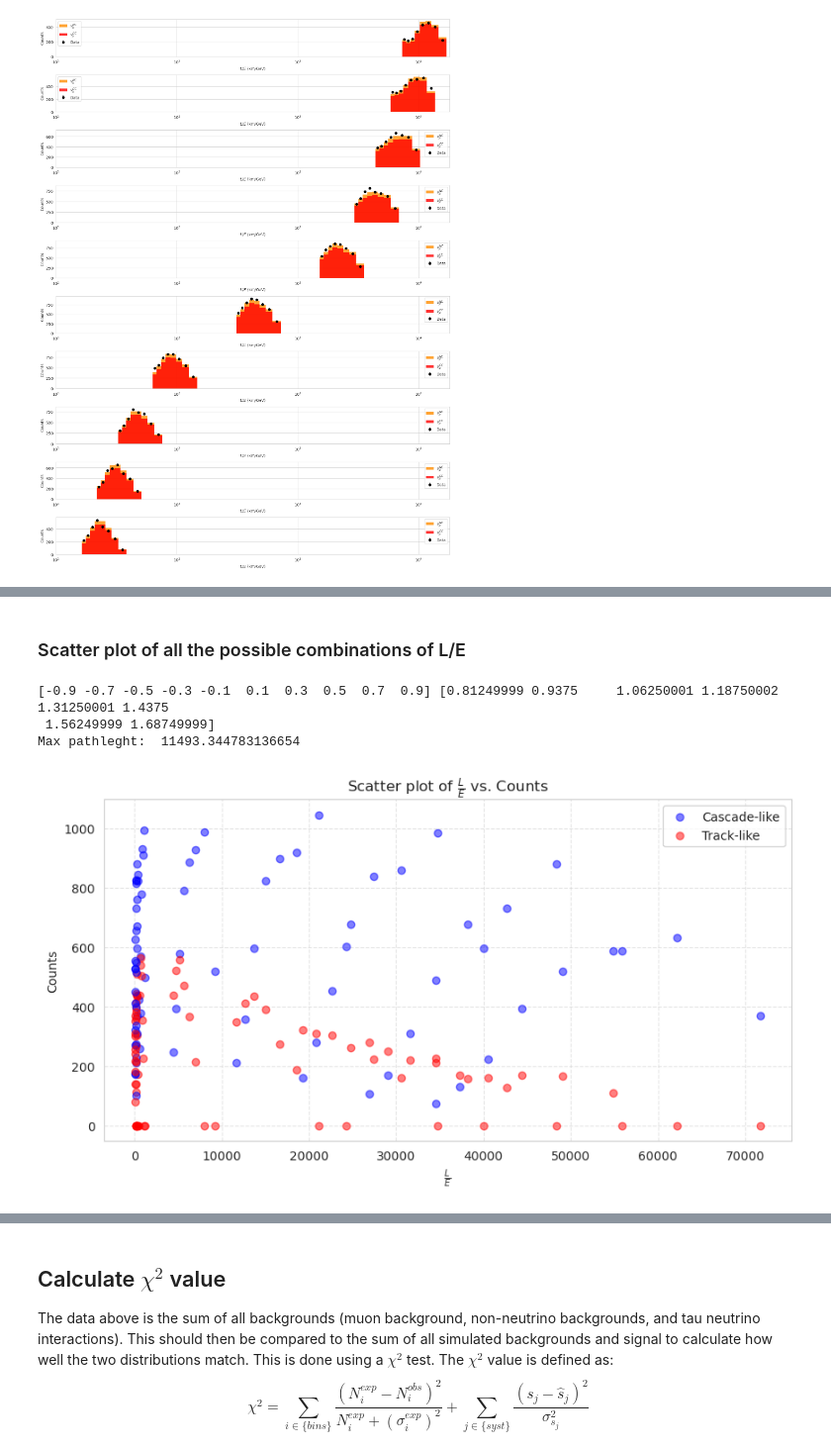
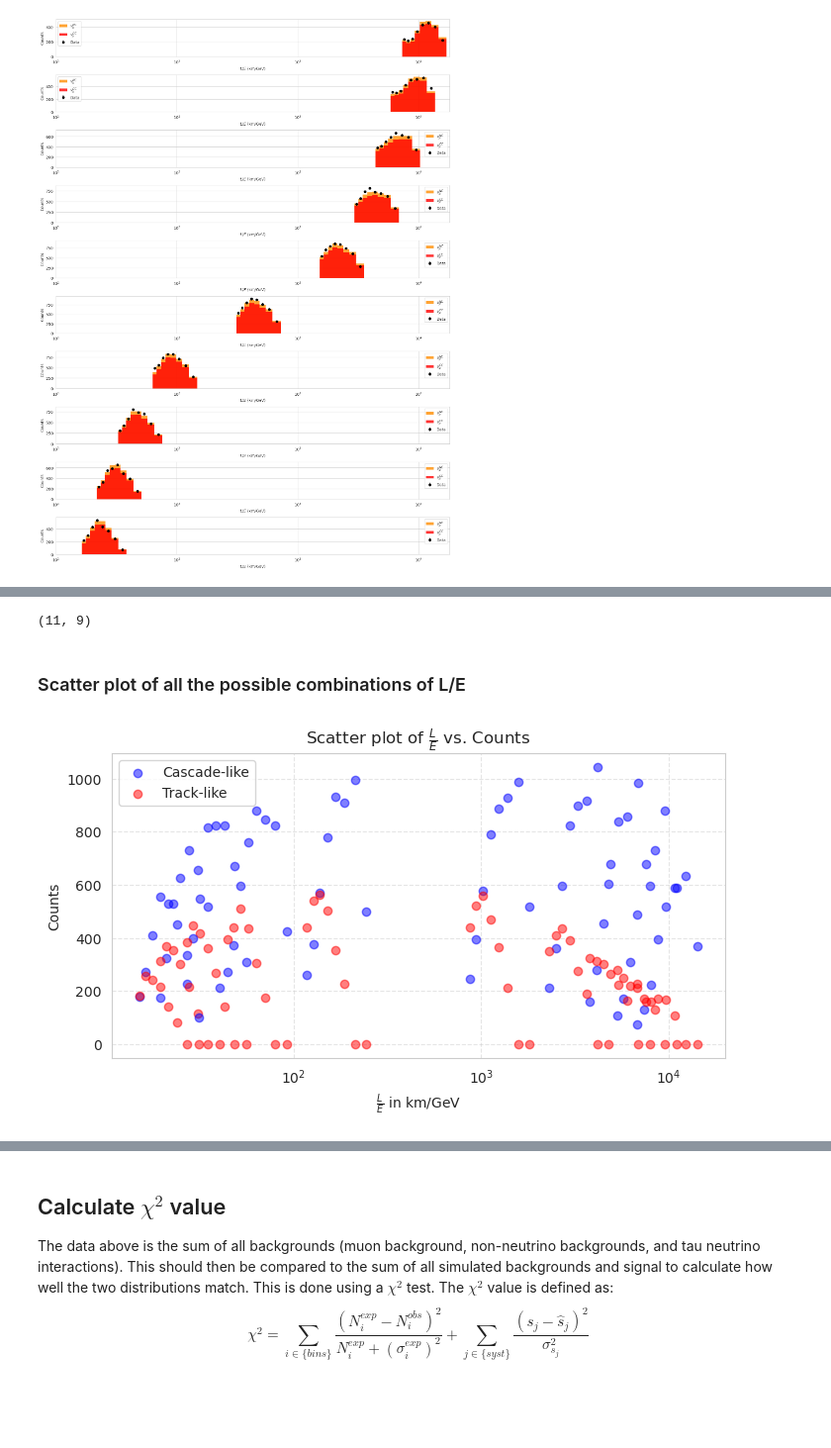
Before and after one commit to jn1707/LeggetGarg, a Jupyter notebook: analysis_a/reproduce.ipynb, the cells around one changed output, grey strips where cells are left out. Shown at 99% size. Cells and saved outputs as stored; diff of their text form; code cells hidden in the pictures; blank space fills up the shorter version.

```diff
--- a/analysis_a/reproduce.ipynb
+++ b/analysis_a/reproduce.ipynb
@@ -1115,6 +1279,8 @@ EARTH_DIAMETER_km = 12742.
 EARTH_RADIUS_km = EARTH_DIAMETER_km / 2.
 DEFAULT_ATMO_PROD_HEIGHT_km = 22. # Value used in nuSQuIDS
 DEFAULT_ATMO_DETECTOR_DEPTH_km = 1. # Value used in nuSQuIDS
+km_to_eV = 5.06773093741e9 # [km] -> [1/eV]
+GeV_to_eV = 1e9 # [GeV] -> [eV]
 
 def calc_path_length_from_coszen(cz, r=EARTH_RADIUS_km, h=DEFAULT_ATMO_PROD_HEIGHT_km, d=DEFAULT_ATMO_DETECTOR_DEPTH_km) :
     '''
@@ -1133,9 +1299,9 @@ def muon_survival_prob(L_km=None, E_GeV=None, L_km_over_E_GeV=None, best_fit=bes
     Prediction of muon survival probability
     '''
     if L_km_over_E_GeV is None:
-        return 1 - np.sin(2*np.deg2rad(best_fit["theta_23"]))**2 * np.sin(1.27*best_fit["delta_m32"] * L_km/E_GeV)**2
+        return 1 - np.sin(2*np.deg2rad(best_fit["theta_23"]))**2 * np.sin(1/4*km_to_eV/GeV_to_eV*best_fit["delta_m32"] * L_km/E_GeV)**2
     else:
-        return 1 - np.sin(2*np.deg2rad(best_fit["theta_23"]))**2 * np.sin(1.27*best_fit["delta_m32"] * L_km_over_E_GeV)**2
+        return 1 - np.sin(2*np.deg2rad(best_fit["theta_23"]))**2 * np.sin(1/4*km_to_eV/GeV_to_eV*best_fit["delta_m32"] * L_km_over_E_GeV)**2
 # %% [markdown]
 ## Theoretical signal
 # %%
@@ -1446,53 +1556,28 @@ fig.tight_layout()
-# %%
-# plot counts for all combinations of L/E bins
-fig, ax = plt.subplots(1,1, figsize=(5, 3))
-for i in range(mu_nc_hist.sum(axis=2).shape[0]):
-    for j in range(mu_nc_hist.sum(axis=2).shape[1]):
-        ax.stairs(mu_nc_hist.sum(axis=2)[i, j]+mu_cc_hist.sum(axis=2)[i, j], bins_en[i], fill=True, alpha=0.8, label="MC", color="darkorange")
-        ax.stairs(mu_cc_hist.sum(axis=2)[i, j], bins_en, fill=True, alpha=0.8, label="MC", color="red")
-ax.stairs(mu_nc_hist.sum(axis=2).flatten() + mu_cc_hist.sum(axis=2).sum(axis=0), bins_en, fill=True, alpha=0.8, label="MC", color="darkorange")
+# %%
+L_over_E.shape
+# %% [output]
+(11, 9)
 # %% [markdown]
 ### Scatter plot of all the possible combinations of L/E
 # %%
-# Defalt values
-EARTH_DIAMETER_km = 12742.
-EARTH_RADIUS_km = EARTH_DIAMETER_km / 2.
-DEFAULT_ATMO_PROD_HEIGHT_km = 22. # Value used in nuSQuIDS
-DEFAULT_ATMO_DETECTOR_DEPTH_km = 1. # Value used in nuSQuIDS
-
-def calc_path_length_from_coszen(cz, r=EARTH_RADIUS_km, h=DEFAULT_ATMO_PROD_HEIGHT_km, d=DEFAULT_ATMO_DETECTOR_DEPTH_km) :
-    '''
-    Get the path length (baseline) for an atmospheric neutrino,
-    given some cos(zenith angle).
-
-    cz = cos(zenith) in radians, to be converted to path length in km
-    r = Radius of Earth, in km
-    h = Production height in atmosphere, in km
-    d = Depth of detector (w.r.t. Earth's radius), in km
-    '''
-    return -r*cz +  np.sqrt( (r*cz)**2 - r**2 + (r+h+d)**2 )
-
 # calculate centers of bins
-km_to_GeV = 5.0677309374 # [km] -> [1/GeV]
 bins_cz_centers = (bins_cz[1:] + bins_cz[:-1]) / 2
 bins_en_centers = (bins_en[1:] + bins_en[:-1]) / 2
-print(bins_cz_centers, bins_en_centers)
-bins_pathlength_centers = calc_path_length_from_coszen(bins_cz_centers)*km_to_GeV
-print("Max pathleght: ", np.max(bins_pathlength_centers)/km_to_GeV)
+bins_pathlength_centers = calc_path_length_from_coszen(bins_cz_centers)
+
 # Scatter plot of all L/E values
-fig, ax = plt.subplots(figsize=(10, 5))
+fig, ax = plt.subplots(figsize=(8, 4))
 for i, L in enumerate(bins_pathlength_centers):
     for j, E in enumerate(bins_en_centers):
         ax.scatter(L/E, data_hist[i,j,0], color='blue', alpha=0.5, label='Cascade-like' if i==0 and j==0 else None)
         ax.scatter(L/E, data_hist[i,j,1], color='red', alpha=0.5, label='Track-like' if i==0 and j==0 else None)
+
 #ax.plot(np.linspace(0, 1e5, 1000), 1e3* (1 - np.sin(2*np.deg2rad(best_fit["theta_23"]))**2 * np.sin(best_fit["delta_m32"] * np.linspace(0, 1e5, 1000)/4)**2), color='grey', label='Survival prob') # sin²(m²L/4E)
-ax.set_xlabel(r"$\frac{L}{E}$")
+ax.set_xlabel(r"$\frac{L}{E}$ in km/GeV")
 ax.set_ylabel("Counts")
 ax.set_title("Scatter plot of $\\frac{L}{E}$ vs. Counts")
+ax.set_xscale('log')
 plt.legend()
 plt.grid(True, linestyle='--', alpha=0.5)
 # %% [output]
-[-0.9 -0.7 -0.5 -0.3 -0.1  0.1  0.3  0.5  0.7  0.9] [0.81249999 0.9375     1.06250001 1.18750002 1.31250001 1.4375
- 1.56249999 1.68749999]
-Max pathleght:  11493.344783136654
-[figure, old version]
+[figure, new version]
```
Also changed, not shown: parts of 41 cells of this notebook, 1 other file.
